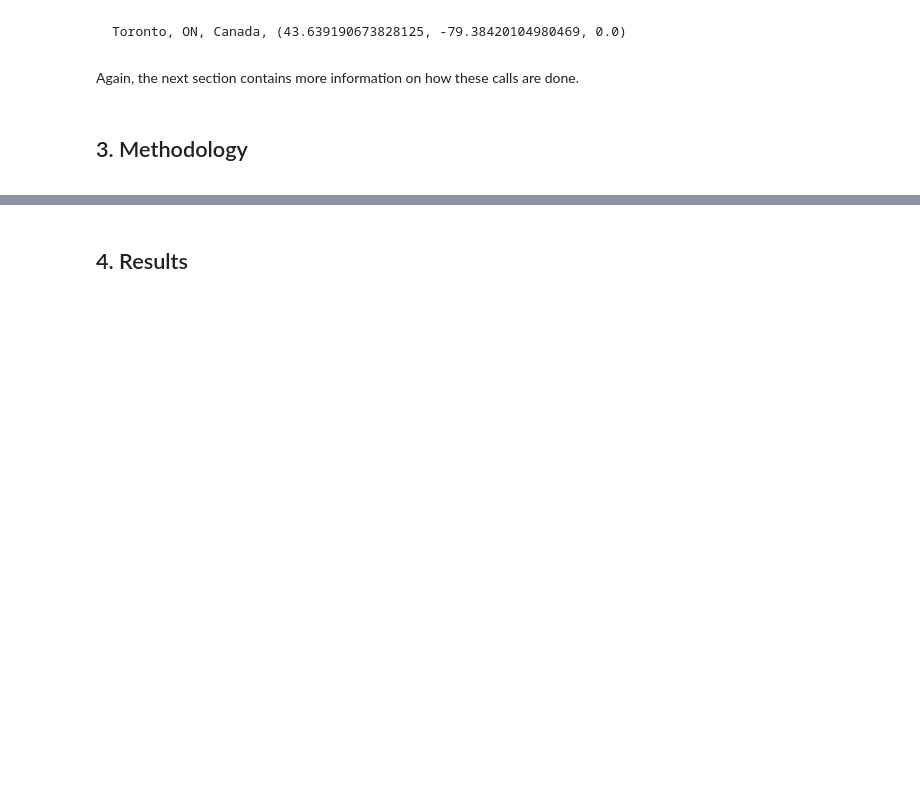
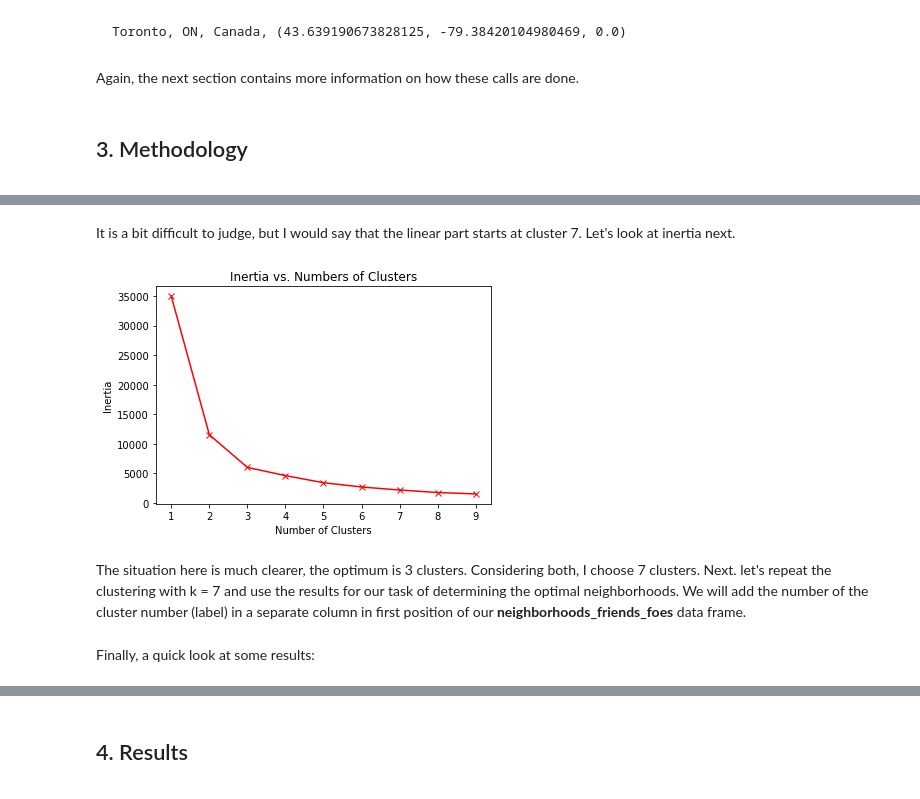
Before and after one commit to painter099/Coursera_Capstone, a Jupyter notebook: Coursera Data Science Capstone Project.ipynb, the cells around one changed output, grey strips where cells are left out. Saved outputs shown, nothing was run; the diff lists cells and outputs as text; code cells hidden in the pictures; blank space fills up the shorter version.

```diff
--- a/Coursera Data Science Capstone Project.ipynb
+++ b/Coursera Data Science Capstone Project.ipynb
@@ -176,0 +715,13 @@ Again, the next section contains more information on how these calls are done.
+# %% [markdown]
+It is a bit difficult to judge, but I would say that the linear part starts at cluster 7. Let's look at inertia next.
+# %%
+# Create a line plot with x as markers and red line
+plt.plot(kclusters, inertia_values, 'rx-')
+plt.xlabel('Number of Clusters')
+plt.ylabel('Inertia')
+plt.title('Inertia vs. Numbers of Clusters')
+plt.show()
+# %% [output]
+[figure, added]
+# %% [markdown]
+The situation here is much clearer, the optimum is 3 clusters. Considering both, I choose 7 clusters. Next. let's repeat the clustering with k = 7 and use the results for our task of determining the optimal neighborhoods. We will add the number of the cluster number (label) in a separate column in first position of our **neighborhoods_friends_foes** data frame.
@@ -176,0 +735,2 @@ Again, the next section contains more information on how these calls are done.
+# %% [markdown]
+Finally, a quick look at some results:
```
Also changed, not shown: parts of 96 cells of this notebook.
